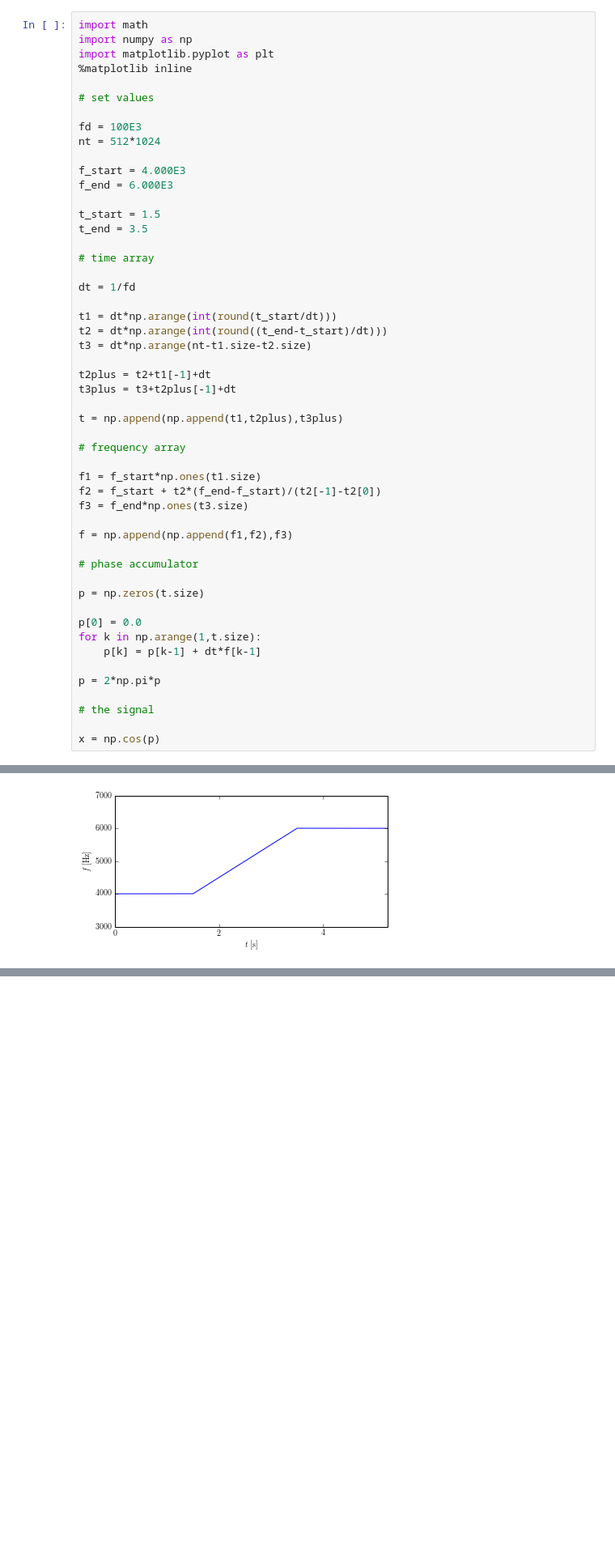
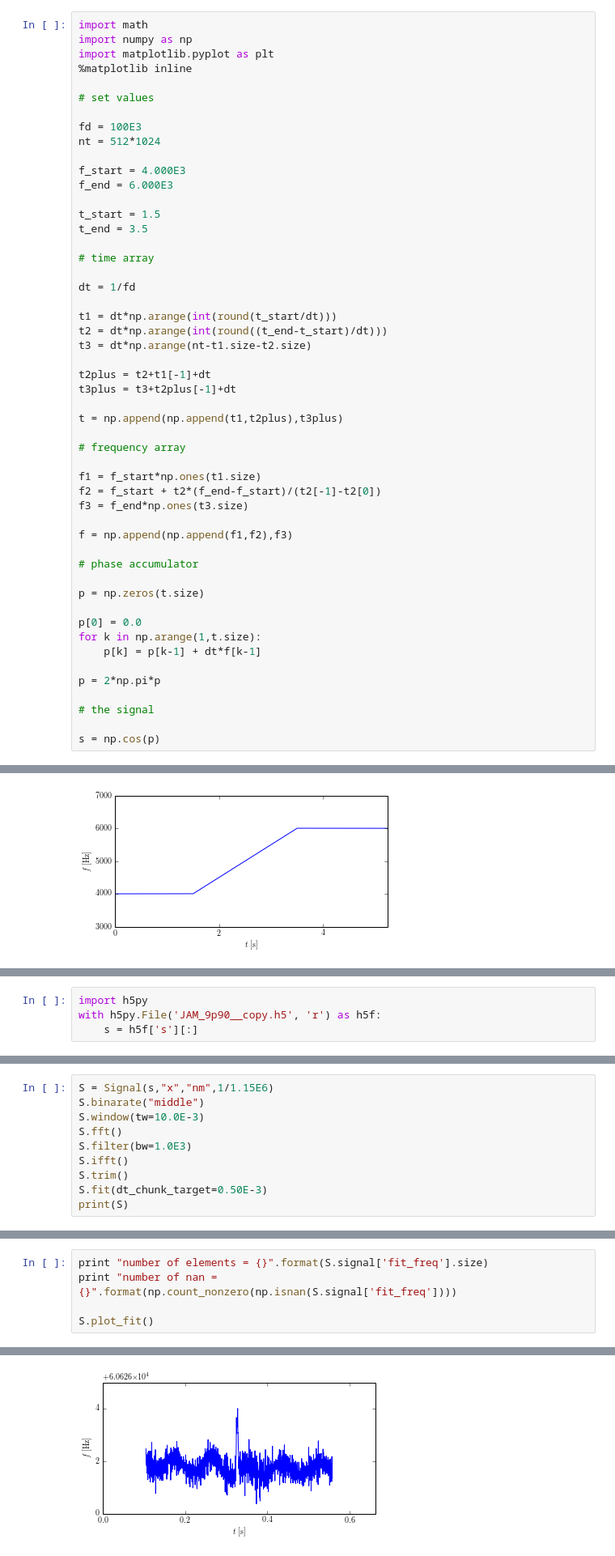
Before and after one commit to JohnMarohn/FreqDemod, a Jupyter notebook: freqdemod/docs/freqdemod-quickstart-3.ipynb, the cells around one changed output, grey strips where cells are left out. Shown at 81% size. Drawn from its saved outputs; the diff is of its cells as text; blank space fills up the shorter version.

Commit message:
freq-demod-quickstart-3(): Now analyze a signal from Sarah.

```diff
--- a/freqdemod/docs/freqdemod-quickstart-3.ipynb
+++ b/freqdemod/docs/freqdemod-quickstart-3.ipynb
@@ -82,5 +84,5 @@ p = 2*np.pi*p
 
 # the signal
 
-x = np.cos(p)
+s = np.cos(p)
 # %% [markdown]
@@ -129,0 +138,4 @@ S.plot_fit()
+# %%
+import h5py
+with h5py.File('JAM_9p90__copy.h5', 'r') as h5f:
+    s = h5f['s'][:]
@@ -129,0 +152,10 @@ S.plot_fit()
+# %%
+S = Signal(s,"x","nm",1/1.15E6)
+S.binarate("middle")
+S.window(tw=10.0E-3)
+S.fft()
+S.filter(bw=1.0E3)
+S.ifft()
+S.trim()
+S.fit(dt_chunk_target=0.50E-3)
+print(S)
@@ -129,0 +182,6 @@ S.plot_fit()
+# %%
+print "number of elements = {}".format(S.signal['fit_freq'].size)
+print "number of nan = {}".format(np.count_nonzero(np.isnan(S.signal['fit_freq'])))
+
+S.plot_fit()
+# %% [output]
@@ -129,0 +190 @@ S.plot_fit()
+[figure, added]
```
Also changed, not shown: parts of 13 cells of this notebook, 2 other files.
